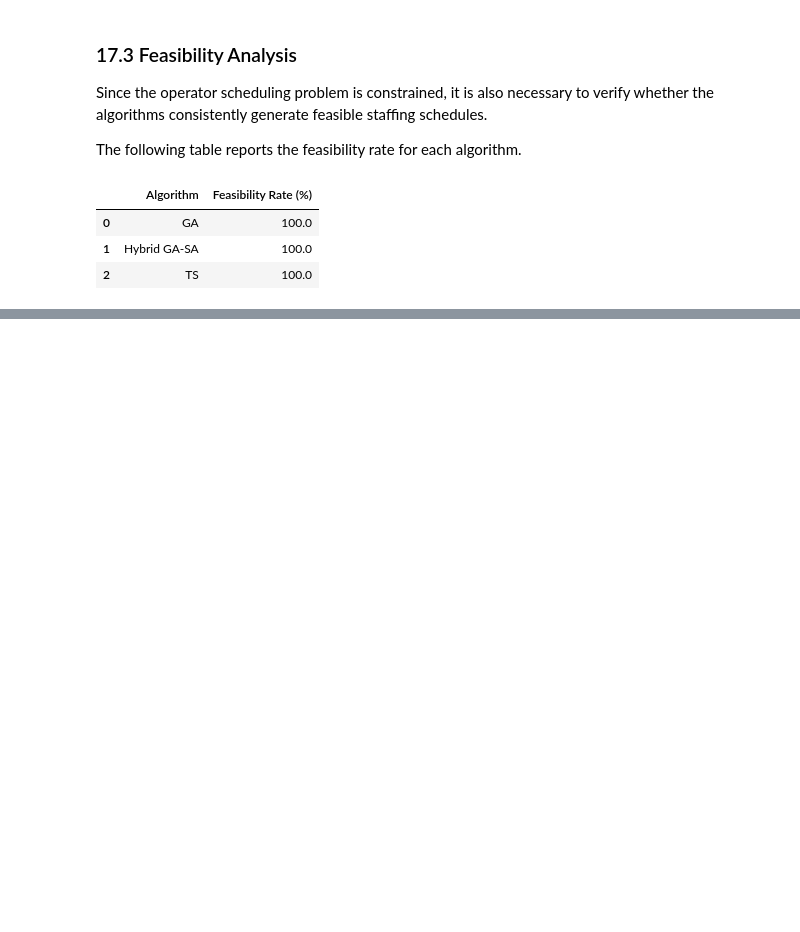
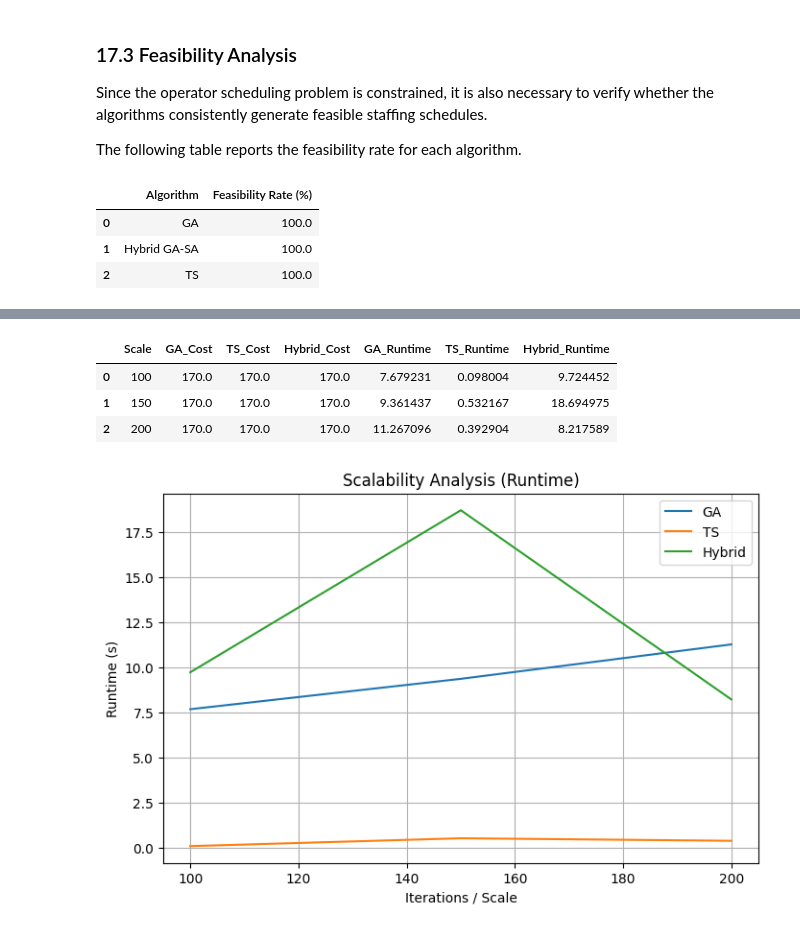
Before and after one commit to bhuttazain/Operator-Scheduling-Problem, a Jupyter notebook: Operator_Scheduling_Problem.ipynb, the cells around one changed output, grey strips where cells are left out. Drawn from its saved outputs; the diff is of its cells as text; code cells hidden in the pictures; blank space fills up the shorter version.

```diff
--- a/Operator_Scheduling_Problem.ipynb
+++ b/Operator_Scheduling_Problem.ipynb
@@ -2183,0 +2284,48 @@ plt.show()
+# %%
+scales = [100, 150, 200]
+
+scalability_results = []
+
+for scale in scales:
+
+    # GA
+    ga_res = run_adaptive_ga(seed=42)
+
+    # TS
+    ts_res = run_tabu_search(max_iters=scale, seed=42)
+
+    # Hybrid
+    hy_res = run_hybrid_gasa(seed=42)
+
+    scalability_results.append({
+        "Scale": scale,
+        "GA_Cost": ga_res["best_cost"],
+        "TS_Cost": ts_res["best_cost"],
+        "Hybrid_Cost": hy_res["best_cost"],
+        "GA_Runtime": ga_res["runtime"],
+        "TS_Runtime": ts_res["runtime"],
+        "Hybrid_Runtime": hy_res["runtime"]
+    })
+
+scalability_df = pd.DataFrame(scalability_results)
+scalability_df
+# %% [output]
+|  | Scale | GA_Cost | TS_Cost | Hybrid_Cost | GA_Runtime | TS_Runtime | Hybrid_Runtime |
+| 0 | 100 | 170.0 | 170.0 | 170.0 | 7.679231 | 0.098004 | 9.724452 |
+| 1 | 150 | 170.0 | 170.0 | 170.0 | 9.361437 | 0.532167 | 18.694975 |
+| 2 | 200 | 170.0 | 170.0 | 170.0 | 11.267096 | 0.392904 | 8.217589 |
+# %%
+plt.figure(figsize=(8,5))
+
+plt.plot(scalability_df["Scale"], scalability_df["GA_Runtime"], label="GA")
+plt.plot(scalability_df["Scale"], scalability_df["TS_Runtime"], label="TS")
+plt.plot(scalability_df["Scale"], scalability_df["Hybrid_Runtime"], label="Hybrid")
+
+plt.xlabel("Iterations / Scale")
+plt.ylabel("Runtime (s)")
+plt.title("Scalability Analysis (Runtime)")
+plt.legend()
+plt.grid(True)
+plt.show()
+# %% [output]
+[figure, added]
```
Also changed, not shown: parts of 61 cells of this notebook.
